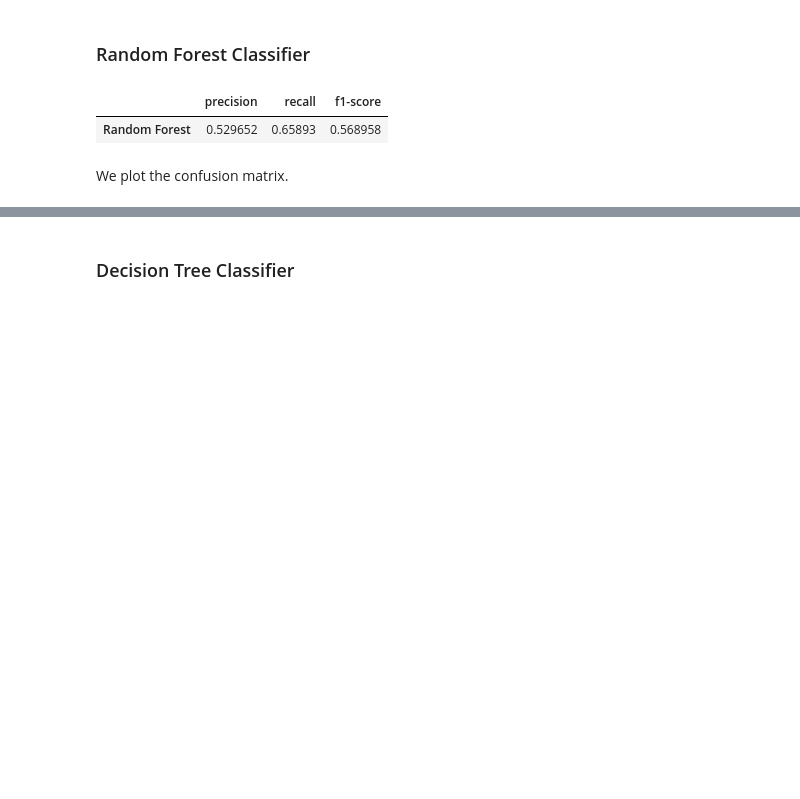
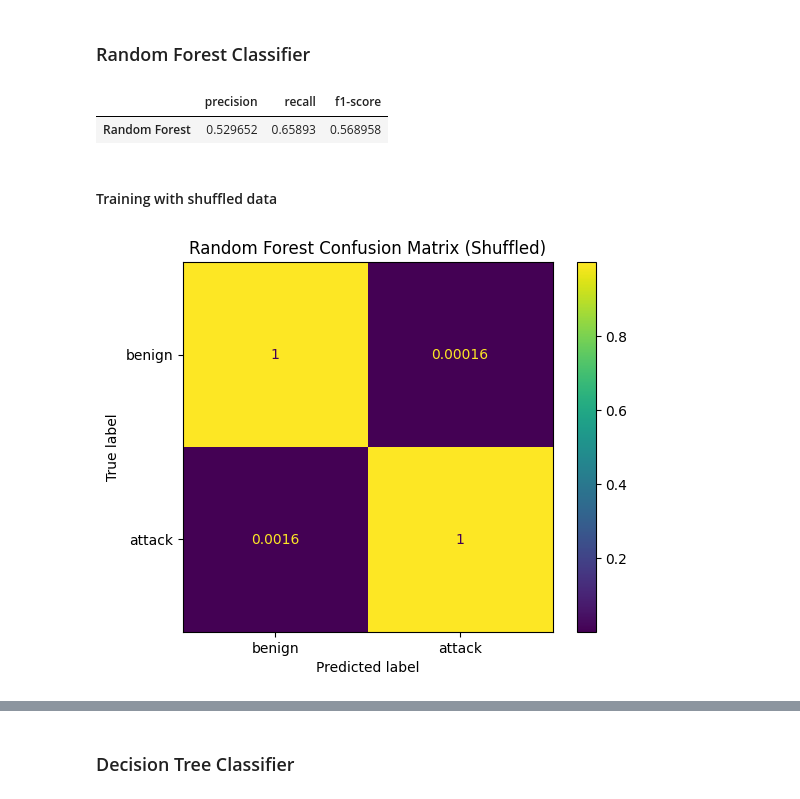
Before and after one commit to Bast-94/CYBERML-Project, a Jupyter notebook: cyber-ml.ipynb, the cells around one changed output, grey strips where cells are left out. Saved outputs shown, nothing was run; the diff lists cells and outputs as text; code cells hidden in the pictures; blank space fills up the shorter version.

Commit message:
classification: Added training with shuffled and non shuffled data

```diff
--- a/cyber-ml.ipynb
+++ b/cyber-ml.ipynb
@@ -188,5 +187,3 @@ cross_validate_model(X, y, gen_random_forest, 'Random Forest', tscv)
 # %% [output]
 |  | precision | recall | f1-score |
 | Random Forest | 0.529652 | 0.65893 | 0.568958 |
-# %% [markdown]
-We plot the confusion matrix.
@@ -194,0 +190,11 @@ We plot the confusion matrix.
+# %% [markdown]
+#### Training with shuffled data
+# %%
+X_train, X_test, y_train, y_test = train_test_split(X, y, test_size=0.5)
+random_forest = gen_random_forest()
+random_forest.fit(X_train, y_train)
+
+y_pred = random_forest.predict(X_test)
+confusion_matrix_plot(y_test, y_pred, 'Random Forest Confusion Matrix (Shuffled)')
+# %% [output]
+[figure, added]
```
Also changed, not shown: parts of 20 cells of this notebook.
